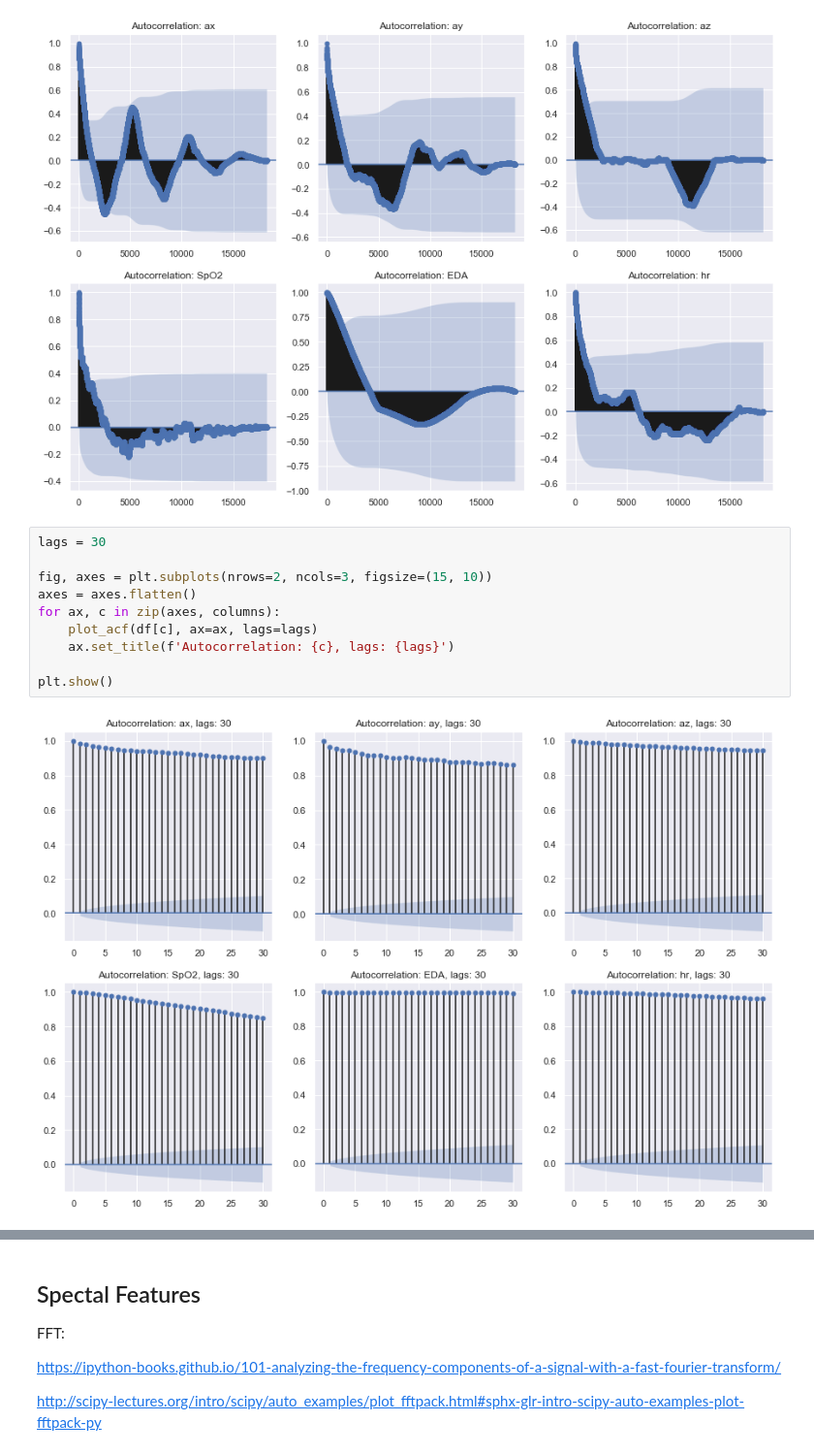
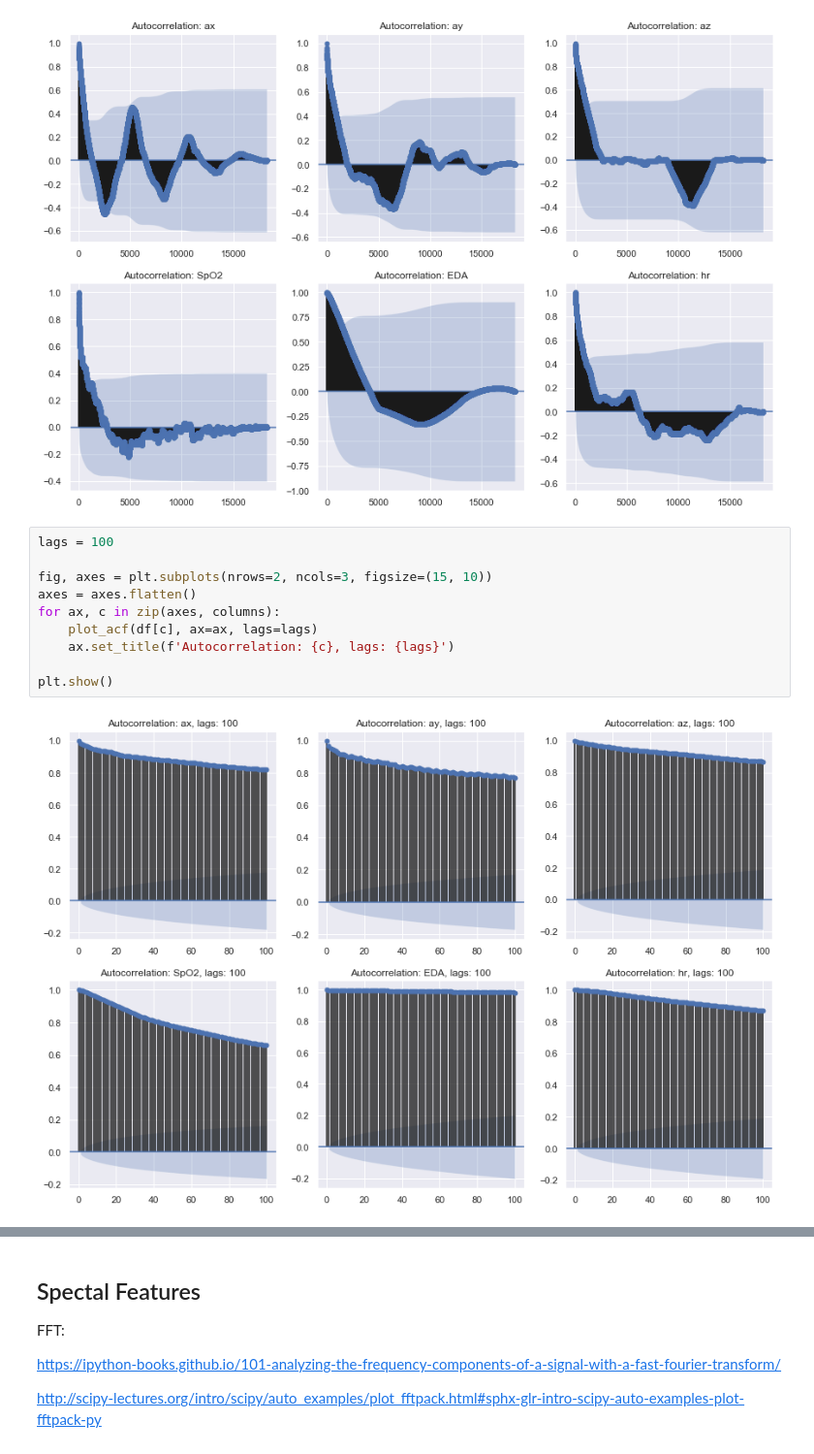
Before and after one commit to lisaong/hss, a Jupyter notebook: 03_sensors.ipynb, the cells around one changed output, grey strips where cells are left out. Shown at 97% size. Drawn from its saved outputs; the diff is of its cells as text.

```diff
--- a/03_sensors.ipynb
+++ b/03_sensors.ipynb
@@ -608,14 +608,14 @@ plt.show()
 # %% [output]
 [figure]
 # %%
-lags = 30
+lags = 100
 
 fig, axes = plt.subplots(nrows=2, ncols=3, figsize=(15, 10))
 axes = axes.flatten()
 for ax, c in zip(axes, columns):
     plot_acf(df[c], ax=ax, lags=lags)
     ax.set_title(f'Autocorrelation: {c}, lags: {lags}')
 
 plt.show()
 # %% [output]
-[figure, old version]
+[figure, new version]
```
Also changed, not shown: parts of 17 cells of this notebook.
